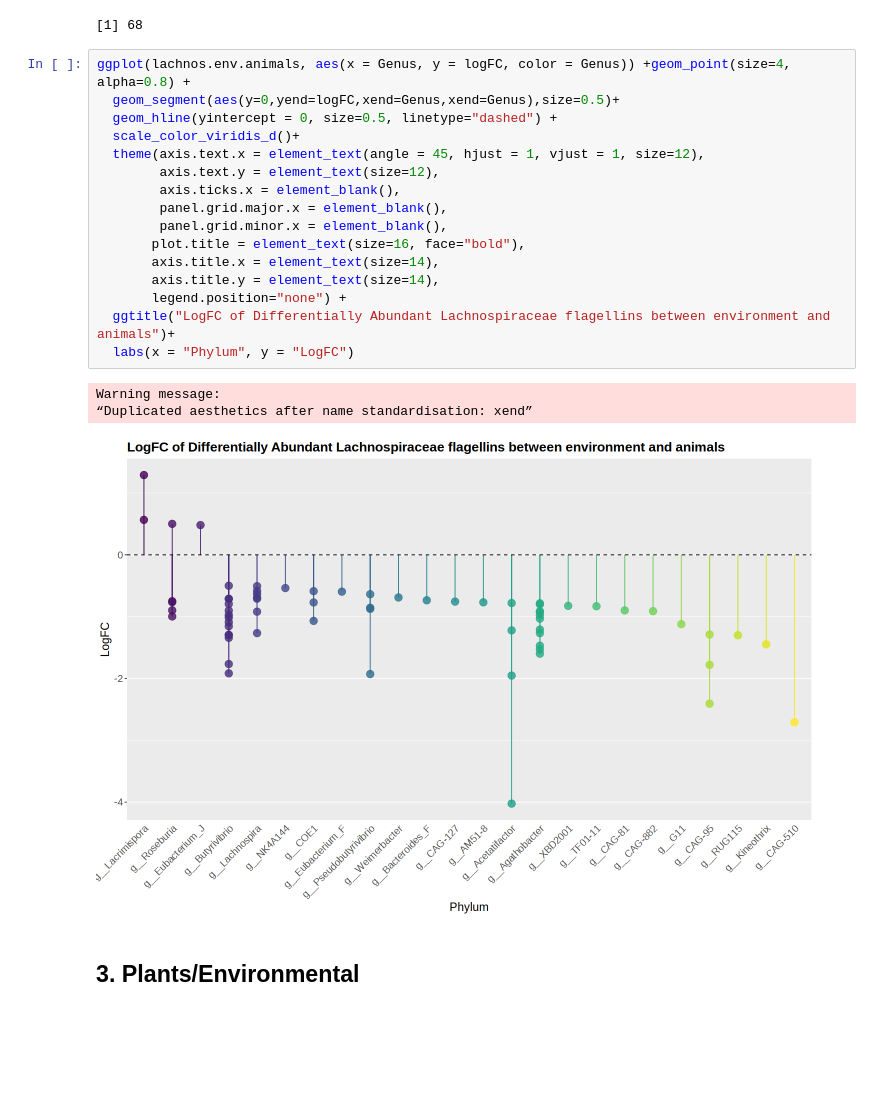
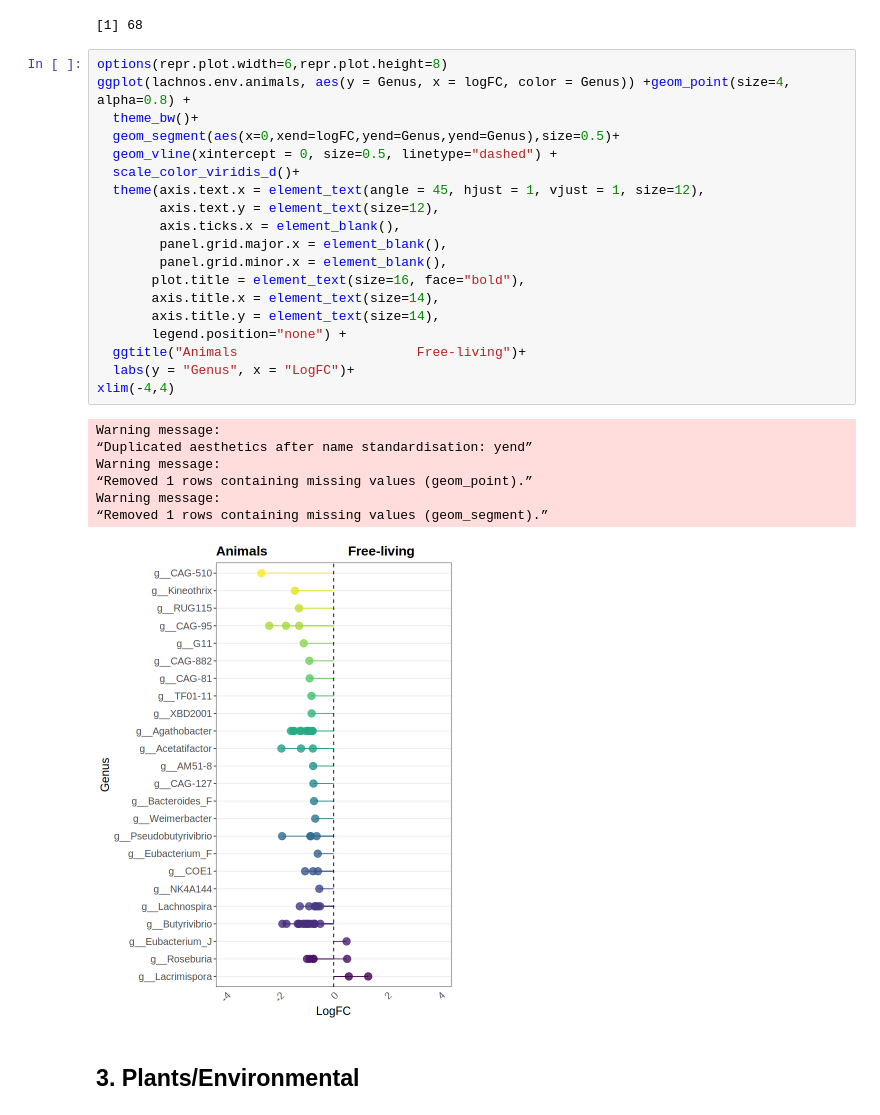
Before and after one commit to aborbong/Flagellin_Diversity, a Jupyter notebook: EnrichmentAnalysis_NonRarefied_Subsampled.ipynb, the cells around one changed output. Saved outputs shown, nothing was run; the diff lists cells and outputs as text; blank space fills up the shorter version.

```diff
--- a/EnrichmentAnalysis_NonRarefied_Subsampled.ipynb
+++ b/EnrichmentAnalysis_NonRarefied_Subsampled.ipynb
@@ -240,25 +295,32 @@ nrow(lachnos.env.animals)
 # %% [output]
 [1] 68
 # %%
-ggplot(lachnos.env.animals, aes(x = Genus, y = logFC, color = Genus)) +geom_point(size=4, alpha=0.8) +
-  geom_segment(aes(y=0,yend=logFC,xend=Genus,xend=Genus),size=0.5)+
-  geom_hline(yintercept = 0, size=0.5, linetype="dashed") +
+options(repr.plot.width=6,repr.plot.height=8)
+ggplot(lachnos.env.animals, aes(y = Genus, x = logFC, color = Genus)) +geom_point(size=4, alpha=0.8) +
+  theme_bw()+
+  geom_segment(aes(x=0,xend=logFC,yend=Genus,yend=Genus),size=0.5)+
+  geom_vline(xintercept = 0, size=0.5, linetype="dashed") +
   scale_color_viridis_d()+
   theme(axis.text.x = element_text(angle = 45, hjust = 1, vjust = 1, size=12),
         axis.text.y = element_text(size=12),
         axis.ticks.x = element_blank(),
         panel.grid.major.x = element_blank(),
         panel.grid.minor.x = element_blank(),
        plot.title = element_text(size=16, face="bold"),
        axis.title.x = element_text(size=14),
        axis.title.y = element_text(size=14),
        legend.position="none") +
-  ggtitle("LogFC of Differentially Abundant Lachnospiraceae flagellins between environment and animals")+
-  labs(x = "Phylum", y = "LogFC")
+  ggtitle("Animals                       Free-living")+
+  labs(y = "Genus", x = "LogFC")+
+xlim(-4,4)
 # %% [output]
 Warning message:
-“Duplicated aesthetics after name standardisation: xend”
+“Duplicated aesthetics after name standardisation: yend”
+Warning message:
+“Removed 1 rows containing missing values (geom_point).”
+Warning message:
+“Removed 1 rows containing missing values (geom_segment).”
-[figure, old version]
+[figure, new version]
 # %% [markdown]
 ## 3. Plants/Environmental
 # %%
```
Also changed, not shown: parts of 36 cells of this notebook.
